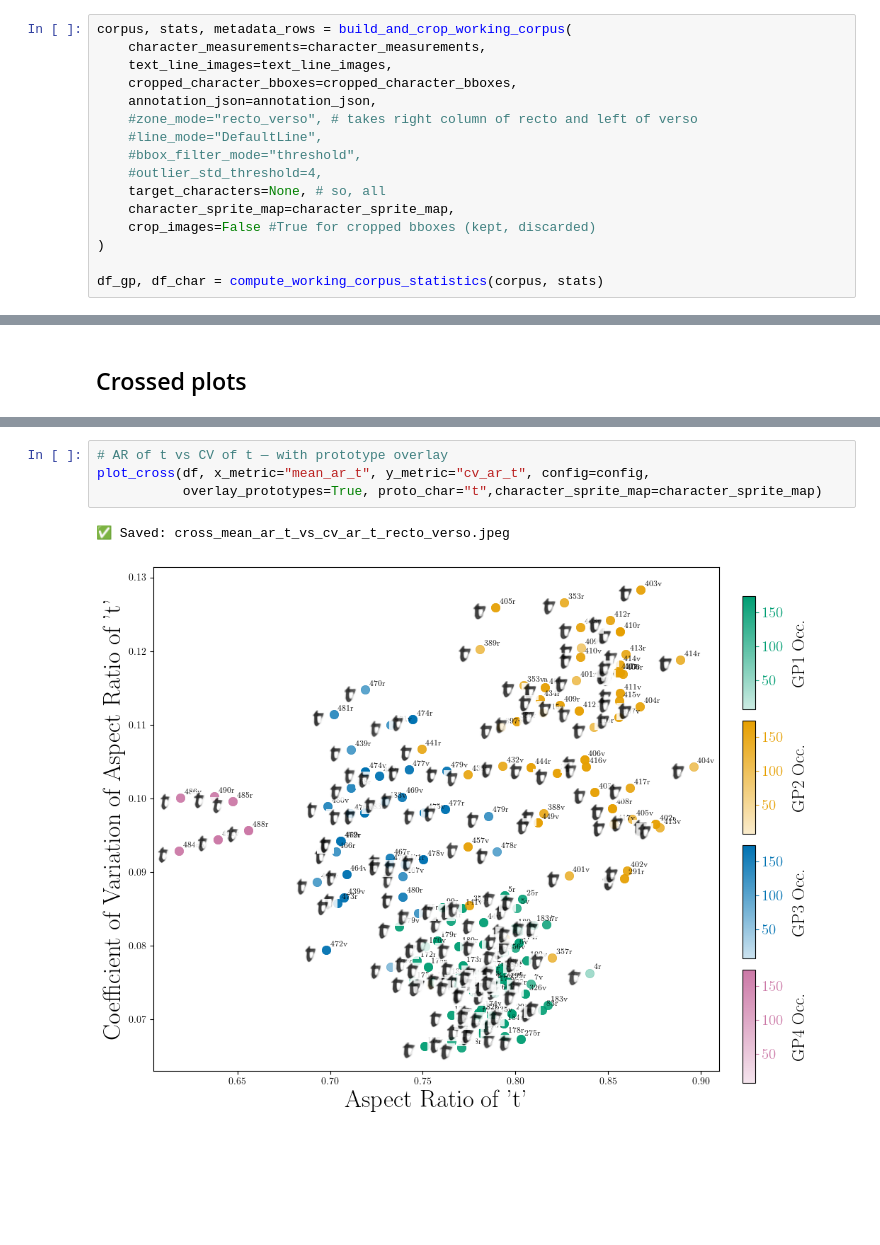
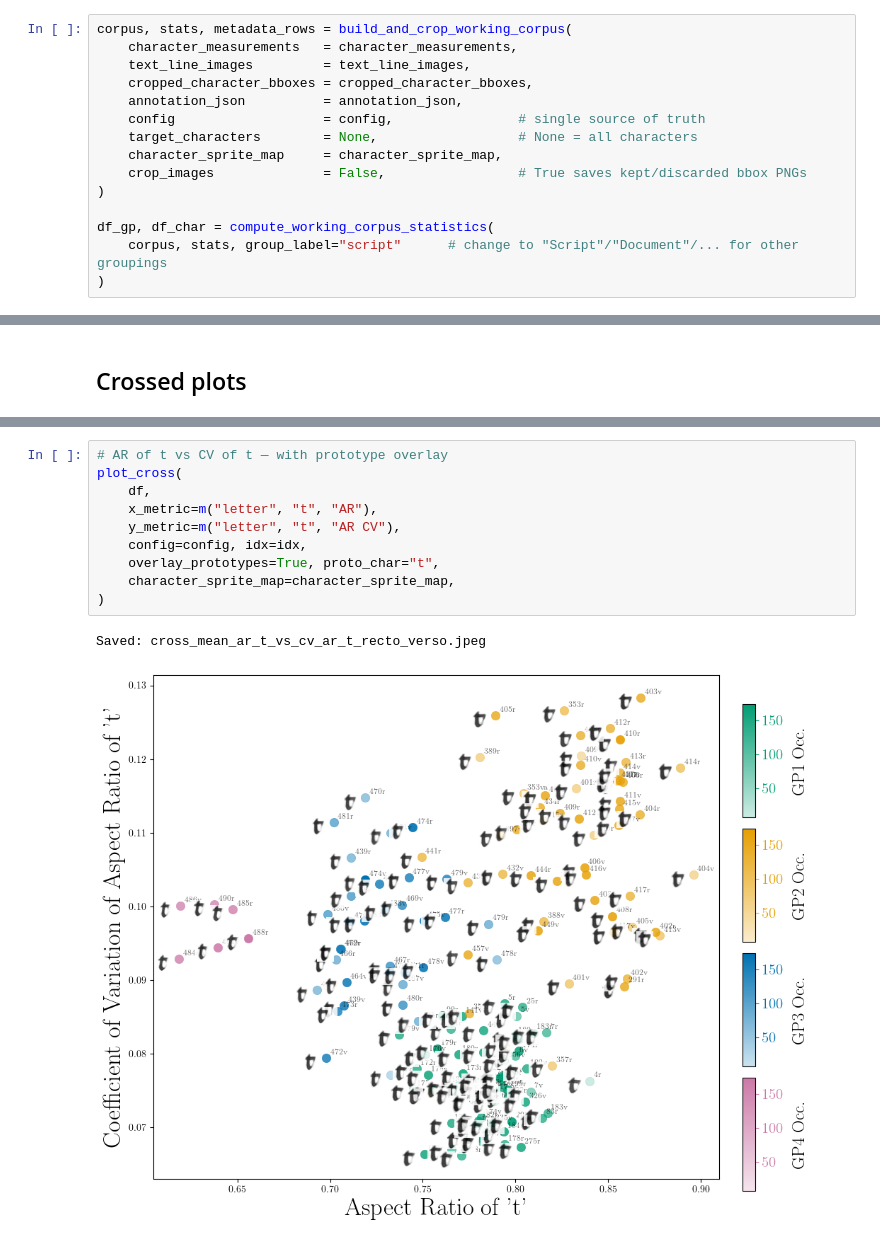
Before and after one commit to malamatenia/dtlr-for-metrology, a Jupyter notebook: metrological_analysis.ipynb, the cells around one changed output, grey strips where cells are left out. Saved outputs shown, nothing was run; the diff lists cells and outputs as text; blank space fills up the shorter version.

```diff
--- a/metrological_analysis.ipynb
+++ b/metrological_analysis.ipynb
@@ -135,17 +204,16 @@ line_mappings, _     = build_line_mappings(annotation_json)
 # %%
 corpus, stats, metadata_rows = build_and_crop_working_corpus(
-    character_measurements=character_measurements,
-    text_line_images=text_line_images,
-    cropped_character_bboxes=cropped_character_bboxes,
-    annotation_json=annotation_json,
-    #zone_mode="recto_verso", # takes right column of recto and left of verso
-    #line_mode="DefaultLine",
-    #bbox_filter_mode="threshold",
-    #outlier_std_threshold=4,
-    target_characters=None, # so, all
-    character_sprite_map=character_sprite_map,
-    crop_images=False #True for cropped bboxes (kept, discarded)
+    character_measurements   = character_measurements,
+    text_line_images         = text_line_images,
+    cropped_character_bboxes = cropped_character_bboxes,
+    annotation_json          = annotation_json,
+    config                   = config,                # single source of truth
+    target_characters        = None,                  # None = all characters
+    character_sprite_map     = character_sprite_map,
+    crop_images              = False,                 # True saves kept/discarded bbox PNGs
 )
 
-df_gp, df_char = compute_working_corpus_statistics(corpus, stats)
+df_gp, df_char = compute_working_corpus_statistics(
+    corpus, stats, group_label="script"      # change to "Script"/"Document"/... for other groupings
+)
 # %% [output]
@@ -257,9 +337,15 @@ plot_cross(df, x_metric="mean_ar_n", y_metric="mean_ar_a", config=config)
 # %%
 # AR of t vs CV of t — with prototype overlay
-plot_cross(df, x_metric="mean_ar_t", y_metric="cv_ar_t", config=config,
-           overlay_prototypes=True, proto_char="t",character_sprite_map=character_sprite_map)
+plot_cross(
+    df,
+    x_metric=m("letter", "t", "AR"),
+    y_metric=m("letter", "t", "AR CV"),
+    config=config, idx=idx,
+    overlay_prototypes=True, proto_char="t",
+    character_sprite_map=character_sprite_map,
+)
 # %% [output]
-✅ Saved: cross_mean_ar_t_vs_cv_ar_t_recto_verso.jpeg
+Saved: cross_mean_ar_t_vs_cv_ar_t_recto_verso.jpeg
-[figure, old version]
+[figure, new version]
 # %%
 # Edge-to-edge distance of "en" vs AR of "en"
```
Also changed, not shown: parts of 14 cells of this notebook, 15 other files.
